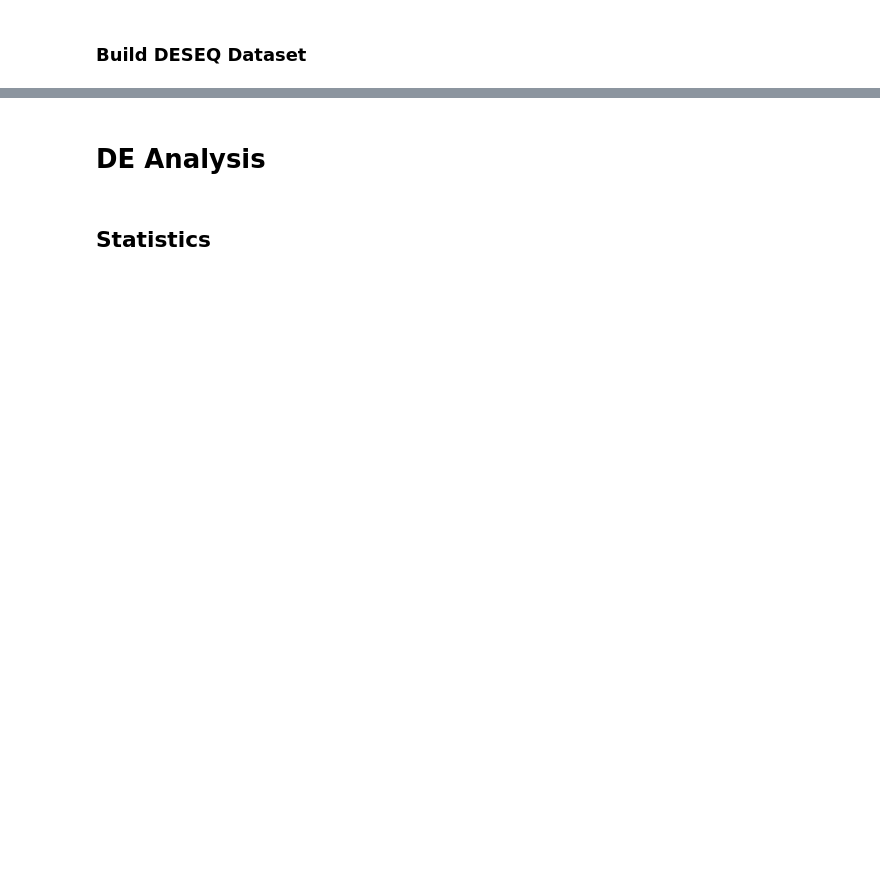
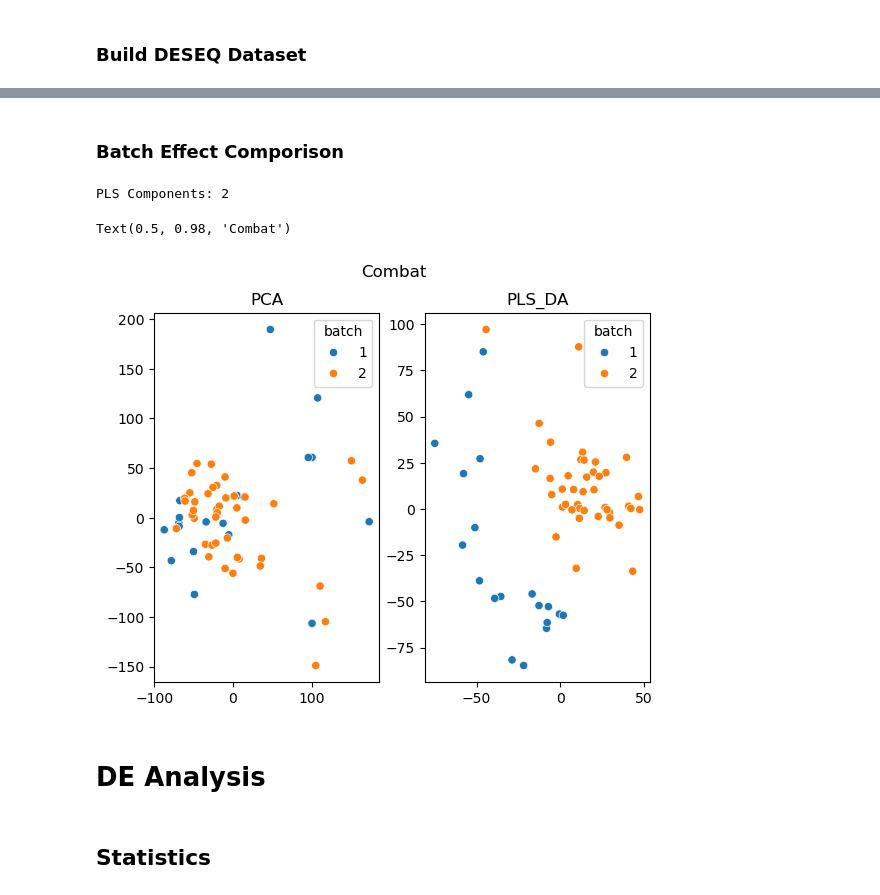
Before and after one commit to p0nda/MetabSubtype, a Jupyter notebook: tasks/MultiOmics/notebooks/genomics.ipynb, the cells around one changed output, grey strips where cells are left out. Cells and saved outputs as stored; diff of their text form; code cells hidden in the pictures; blank space fills up the shorter version.

```diff
--- a/tasks/MultiOmics/notebooks/genomics.ipynb
+++ b/tasks/MultiOmics/notebooks/genomics.ipynb
@@ -282,0 +291,11 @@ counts_df
+# %%
+combatted_df=pd.read_csv('../data/rna/pycombatted_counts.csv',index_col=0)
+combatted_df=combatted_df.iloc[:,:-1]
+combatted_df=round(combatted_df)
+combatted_df=combatted_df.astype(np.int32)
+combatted_df.index=list(map(str,combatted_df.index.tolist()))
+# %%
+neg_colnames=combatted_df.columns[(combatted_df<0).any()]
+for col in neg_colnames:
+    print(min(combatted_df.loc[combatted_df[col]>=0,col].values))
+    combatted_df.loc[combatted_df[col]<0,col]=min(combatted_df.loc[combatted_df[col]>=0,col].values)
@@ -334,0 +464,2 @@ AnnData object with n_obs × n_vars = 92 × 58818
+# %% [markdown]
+### Batch Effect Comporison
@@ -335,3 +472,13 @@ AnnData object with n_obs × n_vars = 92 × 58818
+# %%
+using_df=pd.merge(combatted_df,sample_df,left_index=True,right_index=True)
+# using_df.groupby('kmeans_2_clusters').mean()
+batch_analyzer=BatchEffectAnalyzer(using_df,combatted_df.shape[1])
+batch_analyzer.pca()
+plt.suptitle("Combat")
+# %% [output]
+PLS Components: 2
+Text(0.5, 0.98, 'Combat')
+[figure, added]
 # %%
 # with open('../results/20240515/rna_dds.pkl', 'wb') as f:
 #     pickle.dump(dds, f)
```
Also changed, not shown: parts of 40 cells of this notebook, 11 other files.
